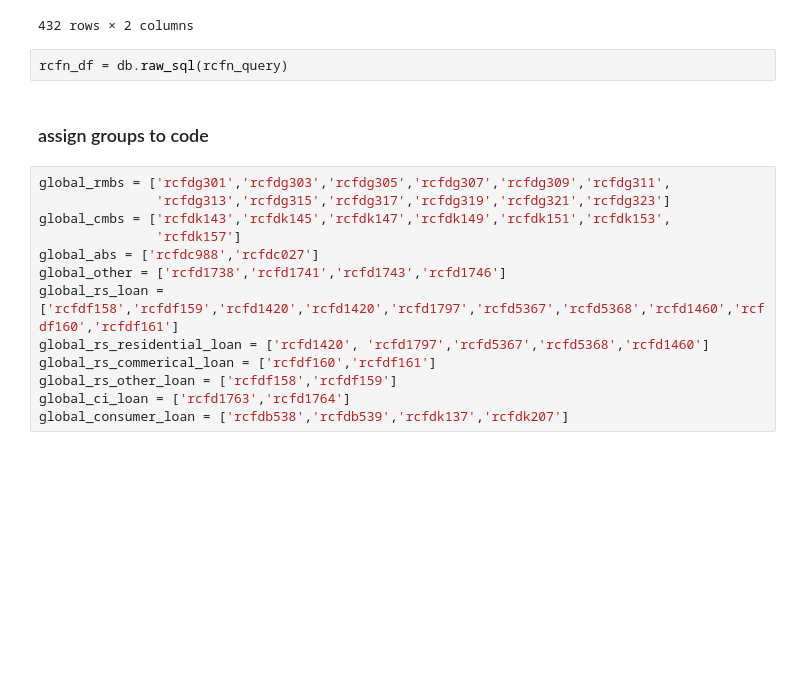
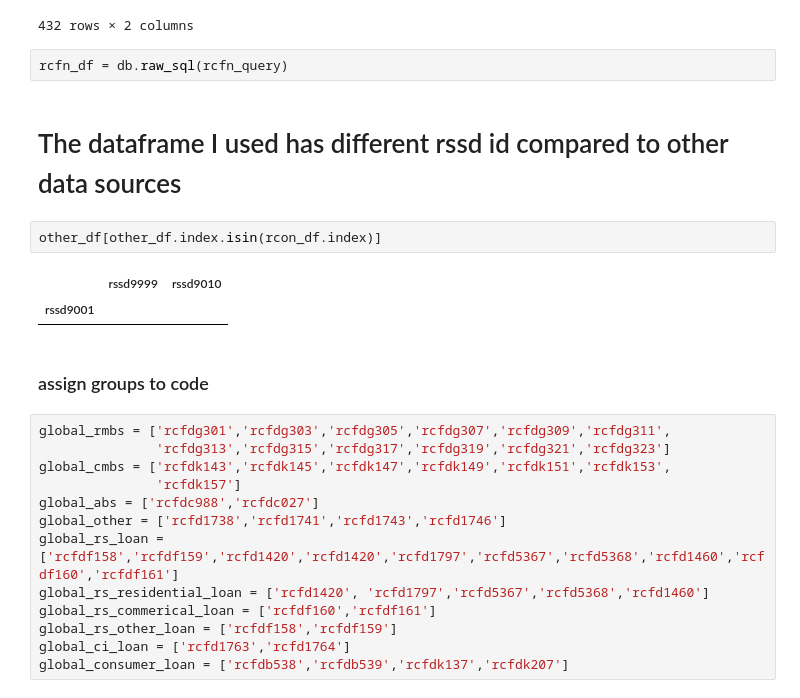
Before and after one commit to Nikkozhang/FINM32900-Final-Project, a Jupyter notebook: src/01_bank_asset_notebook.ipynb, the cells around one changed output. Drawn from its saved outputs; the diff is of its cells as text; blank space fills up the shorter version.

```diff
--- a/src/01_bank_asset_notebook.ipynb
+++ b/src/01_bank_asset_notebook.ipynb
@@ -281,6 +281,13 @@ other_df
 432 rows × 2 columns
 # %%
 rcfn_df = db.raw_sql(rcfn_query)
+# %% [markdown]
+# The dataframe I used has different rssd id compared to other data sources
+# %%
+other_df[other_df.index.isin(rcon_df.index)]
+# %% [output]
+|  | rssd9999 | rssd9010 |
+| rssd9001 |  |  |
 # %% [markdown]
 ### assign groups to code
 # %%
```
